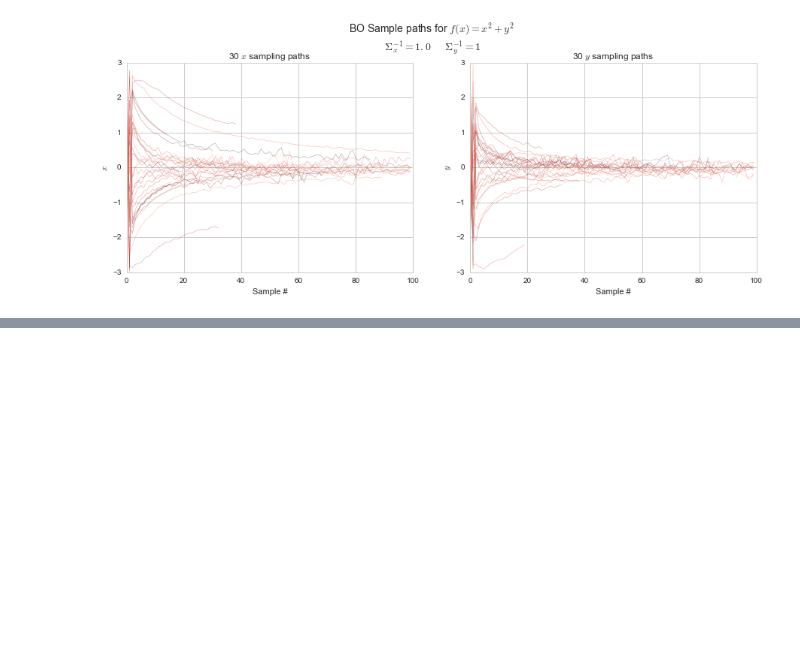
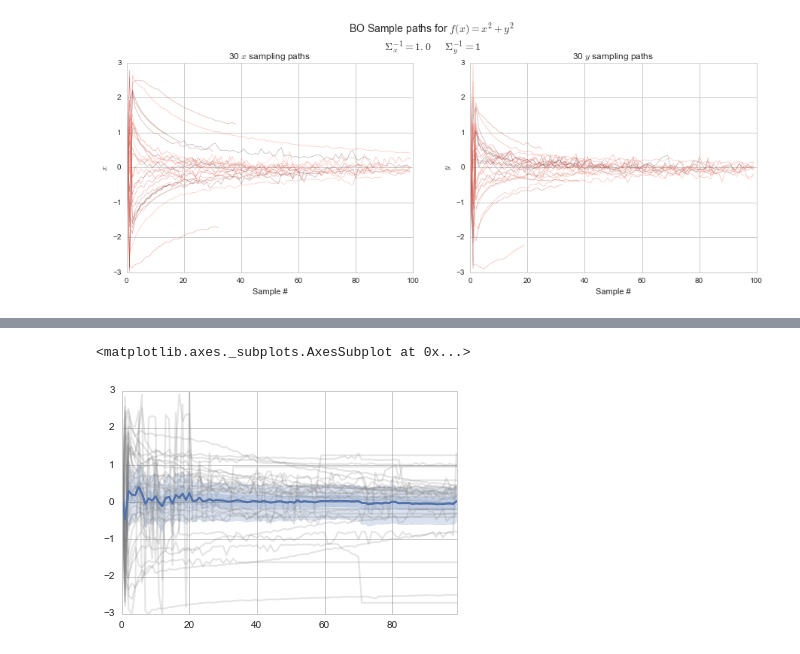
Before and after one commit to DesignInformaticsLab/EcoRacer2016, a Jupyter notebook: simulation_study/Heterogeneous Sig.ipynb, the cells around one changed output, grey strips where cells are left out. Saved outputs shown, nothing was run; the diff lists cells and outputs as text; code cells hidden in the pictures; blank space fills up the shorter version.

```diff
--- a/simulation_study/Heterogeneous Sig.ipynb
+++ b/simulation_study/Heterogeneous Sig.ipynb
@@ -109,0 +106,13 @@ dat
+# %%
+
+
+times = np.zeros((30,100))
+for i in range(30):
+    path = solution[i,0,0][:,1]
+    times[i, :path.size] = path
+    times[i, path.size:] = np.ones(100-path.size)*path[-1]
+sns.tsplot(times, err_style='unit_traces', color='gray')
+sns.tsplot(times, ci=[68,99.7])
+# %% [output]
+<matplotlib.axes._subplots.AxesSubplot at 0x...>
+[figure, added]
```
Also changed, not shown: parts of 6 cells of this notebook, 8 other files.
